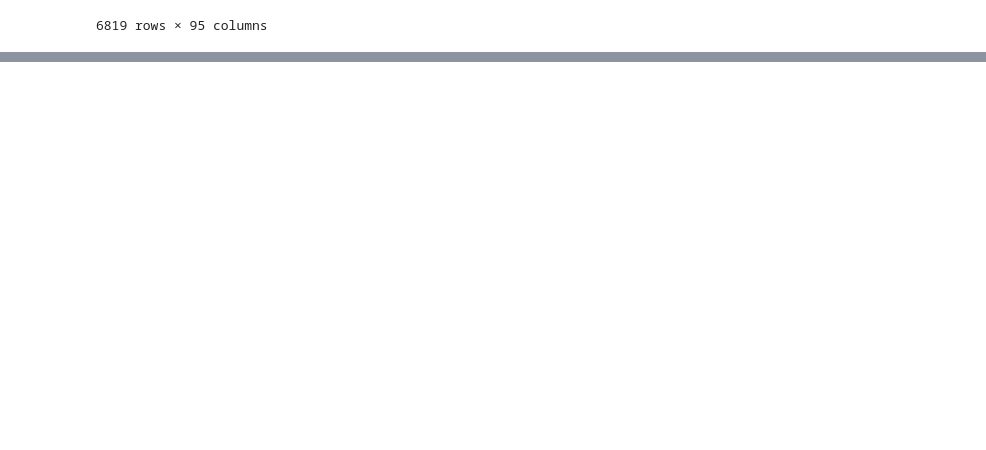
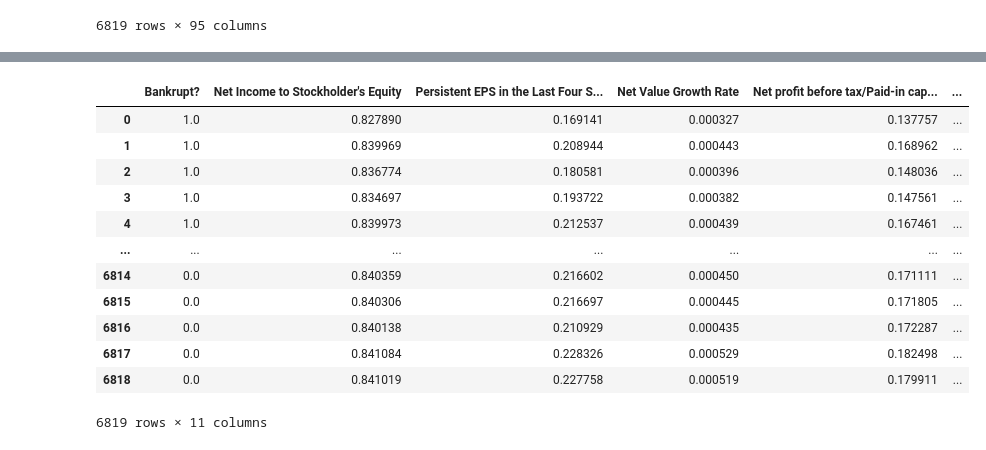
Before and after one commit to cecypd2/computo_en_la_nube, a Jupyter notebook: limpieza.ipynb, the cells around one changed output, grey strips where cells are left out. Drawn from its saved outputs; the diff is of its cells as text; code cells hidden in the pictures; blank space fills up the shorter version.

```diff
--- a/limpieza.ipynb
+++ b/limpieza.ipynb
@@ -46,0 +189,26 @@ data_reduced
+# %%
+! pip install numpy
+import numpy as np
+from sklearn.ensemble import RandomForestClassifier
+import numpy as np
+
+# Separar las características y la variable objetivo
+X = data_reduced.drop(columns=['Bankrupt?'])
+y = data_reduced['Bankrupt?']
+
+# Entrenar un modelo RandomForestClassifier
+model = RandomForestClassifier(random_state=42)
+model.fit(X, y)
+
+# Obtener la importancia de las características
+feature_importances = pd.Series(model.feature_importances_, index=X.columns)
+
+# Seleccionar las 10 características más importantes
+top_features_rf = feature_importances.nlargest(10).index
+
+# Comparar con las características seleccionadas previamente
+print("Características seleccionadas por correlación:")
+print(top_features)
+
+print("\nCaracterísticas seleccionadas por Random Forest:")
+print(top_features_rf)
@@ -46,0 +260,18 @@ data_reduced
+# %%
+# Crear un DataFrame con las variables seleccionadas por Random Forest y la variable target
+data_rf_selected = data_reduced[top_features_rf.insert(0, 'Bankrupt?')]
+data_rf_selected
+# %% [output]
+|  | Bankrupt? | Net Income to Stockholder's Equity | Persistent EPS in the Last Four S... | Net Value Growth Rate | Net profit before tax/Paid-in cap... | ... |
+| 0 | 1.0 | 0.827890 | 0.169141 | 0.000327 | 0.137757 | ... |
+| 1 | 1.0 | 0.839969 | 0.208944 | 0.000443 | 0.168962 | ... |
+| 2 | 1.0 | 0.836774 | 0.180581 | 0.000396 | 0.148036 | ... |
+| 3 | 1.0 | 0.834697 | 0.193722 | 0.000382 | 0.147561 | ... |
+| 4 | 1.0 | 0.839973 | 0.212537 | 0.000439 | 0.167461 | ... |
+| ... | ... | ... | ... | ... | ... | ... |
+| 6814 | 0.0 | 0.840359 | 0.216602 | 0.000450 | 0.171111 | ... |
+| 6815 | 0.0 | 0.840306 | 0.216697 | 0.000445 | 0.171805 | ... |
+| 6816 | 0.0 | 0.840138 | 0.210929 | 0.000435 | 0.172287 | ... |
+| 6817 | 0.0 | 0.841084 | 0.228326 | 0.000529 | 0.182498 | ... |
+| 6818 | 0.0 | 0.841019 | 0.227758 | 0.000519 | 0.179911 | ... |
+6819 rows × 11 columns
```
Also changed, not shown: parts of 10 cells of this notebook, 1 other file.
